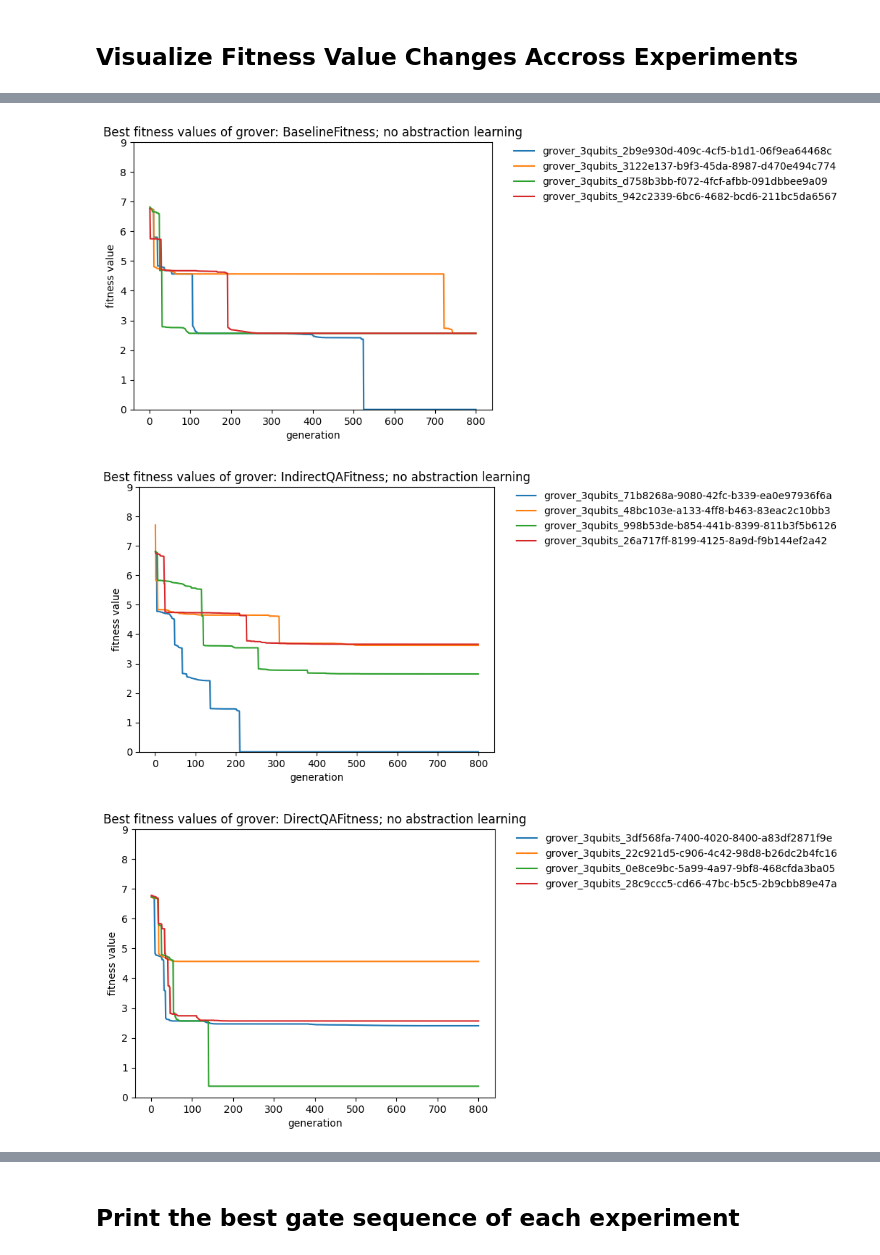
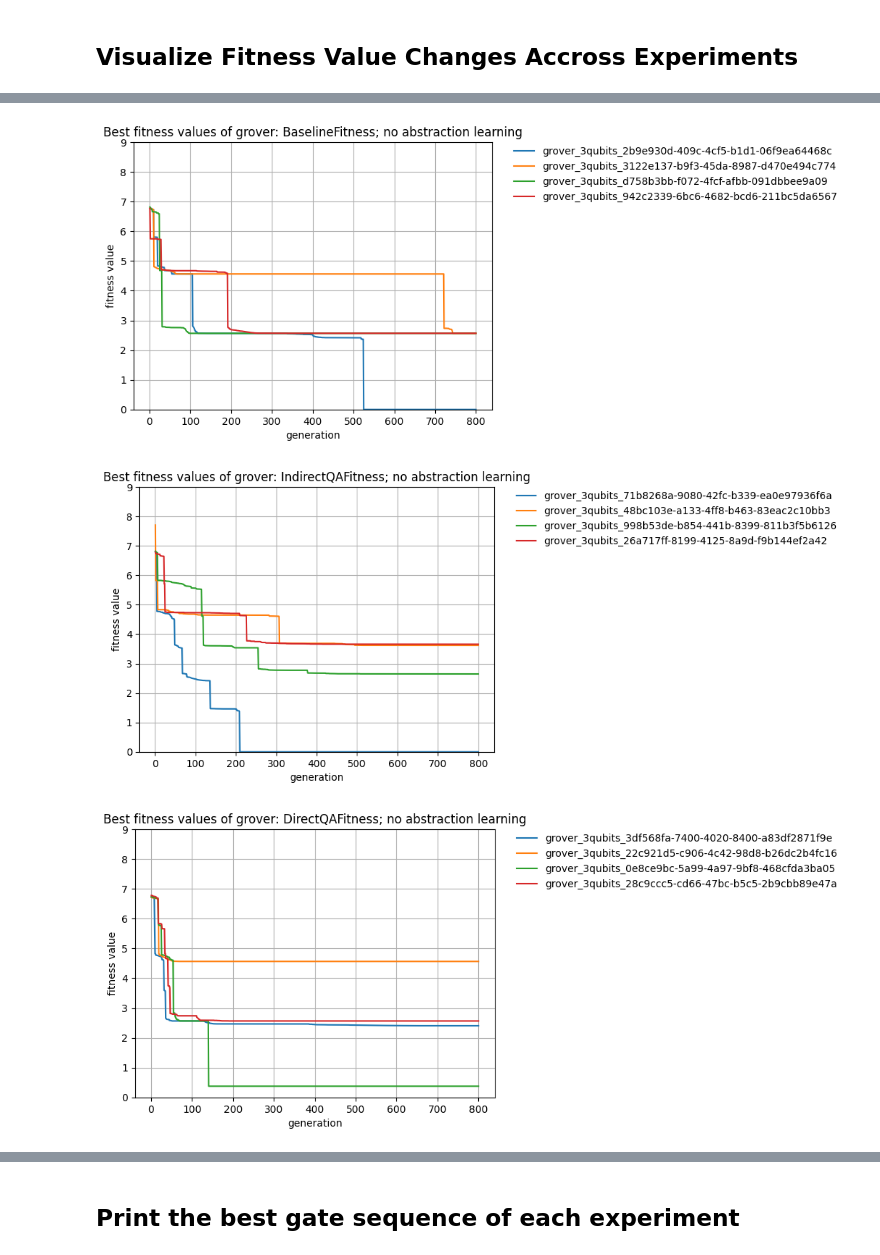
Before and after one commit to westoun/gp4qc, a Jupyter notebook: evaluation.ipynb, the cells around one changed output, grey strips where cells are left out. Cells and saved outputs as stored; diff of their text form; code cells hidden in the pictures.

```diff
--- a/evaluation.ipynb
+++ b/evaluation.ipynb
@@ -111,6 +111,7 @@ for experiment_id in experiment_ids:
     print(f"\tConfiguration: {configuration}")
     print(f"\t{current_fitness_values['created_at'].min()} - {current_fitness_values['created_at'].max()}")
 
+    plt.grid()
     plt.legend(["best fitness value", "mean fitness value"], bbox_to_anchor=(1.05, 1), loc='upper left', borderaxespad=0)
     plt.show()
 # %% [output]
@@ -165,6 +166,7 @@ for configuration in configurations:
         ax = plt.subplot()
 
     plt.legend(legend, bbox_to_anchor=(1.05, 1), loc='upper left', borderaxespad=0, framealpha=0)
+    plt.grid()
     plt.title(f"Mean fitness values of {EVALUATION_CASE}: {configuration}")
     plt.savefig(f"results/{EVALUATION_CASE}_{configuration}_mean.png", bbox_inches='tight', transparent=True)
     plt.show()
@@ -178,31 +180,32 @@ for configuration in configurations:
 # %%
 # Group by configuration
 configurations = experiments["configuration"].unique()
 experiment_ids = experiments["experiment_id"].unique()
 
 for configuration in configurations:
     legend = []
 
     for experiment_id in experiment_ids:
         current_configuration = experiments.loc[experiments["experiment_id"] == experiment_id]["configuration"].tolist()[0].strip()
         if current_configuration != configuration:
             continue
 
         legend.append(experiment_id)
 
         current_fitness_values = fitness_values.loc[fitness_values["experiment_id"] == experiment_id]
 
         ax.plot(current_fitness_values["generation"], current_fitness_values["best_fitness_value"])
         ax.set_xlabel("generation")
         ax.set_ylabel("fitness value")
         ax.set_ylim([0, 9])
         ax = plt.subplot()
 
     plt.legend(legend, bbox_to_anchor=(1.05, 1), loc='upper left', borderaxespad=0, framealpha=0)
+    plt.grid()
     plt.title(f"Best fitness values of {EVALUATION_CASE}: {configuration}")
     plt.savefig(f"results/{EVALUATION_CASE}_{configuration}_best.png", bbox_inches='tight', transparent=True)
     plt.show()
 # %% [output]
-[figure, old version]
+[figure, new version]
-[figure, old version]
+[figure, new version]
-[figure, old version]
+[figure, new version]
```
Also changed, not shown: parts of 3 cells of this notebook.
